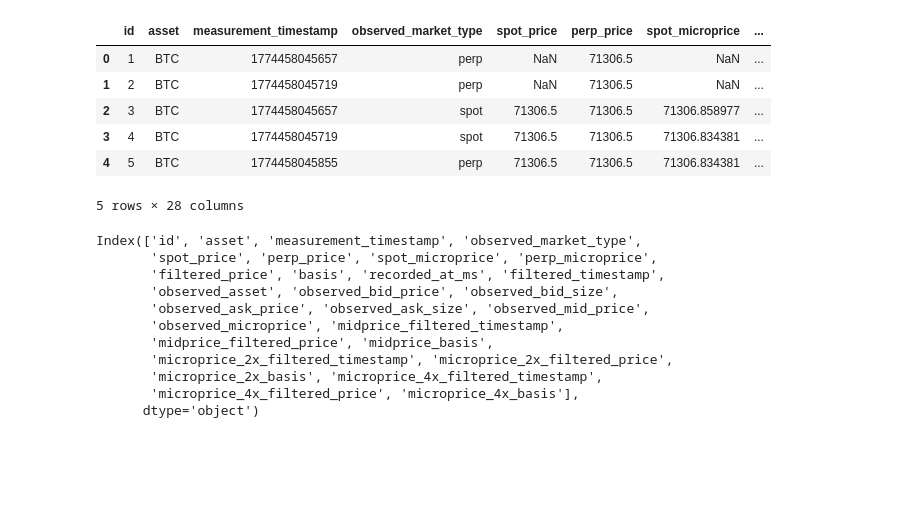
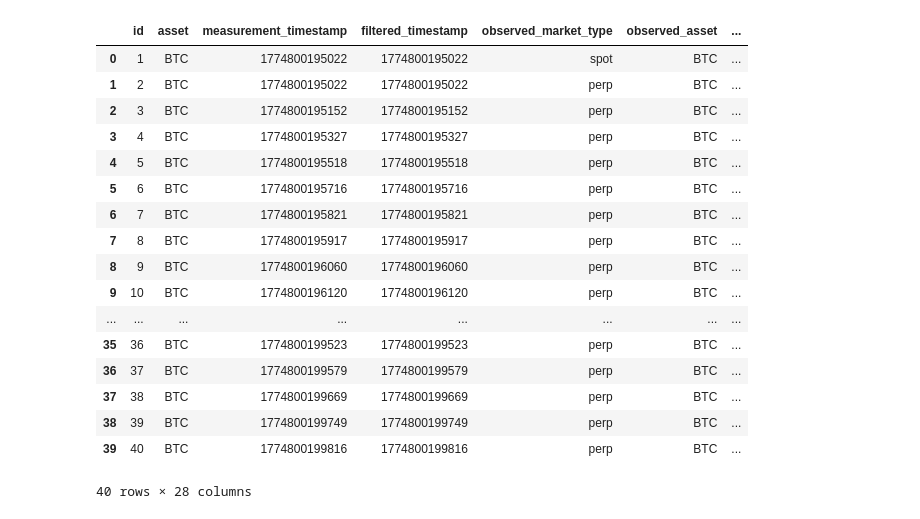
Before and after one commit to CWagamanEure/latent-fair-value, a Jupyter notebook: notebooks/compare_filters.ipynb, the cells around one changed output. Cells and saved outputs as stored; diff of their text form; code cells hidden in the pictures; blank space fills up the shorter version.

```diff
--- a/notebooks/compare_filters.ipynb
+++ b/notebooks/compare_filters.ipynb
@@ -9,26 +9,25 @@ conn = sqlite3.connect(db_path)
 # %%
 df = pd.read_sql_query("SELECT * FROM price_snapshots", conn)
 # %%
-df.head()
+df.head(40)
 # %% [output]
-|  | id | asset | measurement_timestamp | observed_market_type | spot_price | perp_price | spot_microprice | ... |
-| 0 | 1 | BTC | 1774458045657 | perp | NaN | 71306.5 | NaN | ... |
-| 1 | 2 | BTC | 1774458045719 | perp | NaN | 71306.5 | NaN | ... |
-| 2 | 3 | BTC | 1774458045657 | spot | 71306.5 | 71306.5 | 71306.858977 | ... |
-| 3 | 4 | BTC | 1774458045719 | spot | 71306.5 | 71306.5 | 71306.834381 | ... |
-| 4 | 5 | BTC | 1774458045855 | perp | 71306.5 | 71306.5 | 71306.834381 | ... |
+|  | id | asset | measurement_timestamp | filtered_timestamp | observed_market_type | observed_asset | ... |
+| 0 | 1 | BTC | 1774800195022 | 1774800195022 | spot | BTC | ... |
+| 1 | 2 | BTC | 1774800195022 | 1774800195022 | perp | BTC | ... |
+| 2 | 3 | BTC | 1774800195152 | 1774800195152 | perp | BTC | ... |
+| 3 | 4 | BTC | 1774800195327 | 1774800195327 | perp | BTC | ... |
+| 4 | 5 | BTC | 1774800195518 | 1774800195518 | perp | BTC | ... |
+| 5 | 6 | BTC | 1774800195716 | 1774800195716 | perp | BTC | ... |
+| 6 | 7 | BTC | 1774800195821 | 1774800195821 | perp | BTC | ... |
+| 7 | 8 | BTC | 1774800195917 | 1774800195917 | perp | BTC | ... |
+| 8 | 9 | BTC | 1774800196060 | 1774800196060 | perp | BTC | ... |
+| 9 | 10 | BTC | 1774800196120 | 1774800196120 | perp | BTC | ... |
+| ... | ... | ... | ... | ... | ... | ... | ... |
+| 35 | 36 | BTC | 1774800199523 | 1774800199523 | perp | BTC | ... |
+| 36 | 37 | BTC | 1774800199579 | 1774800199579 | perp | BTC | ... |
+| 37 | 38 | BTC | 1774800199669 | 1774800199669 | perp | BTC | ... |
+| 38 | 39 | BTC | 1774800199749 | 1774800199749 | perp | BTC | ... |
+| 39 | 40 | BTC | 1774800199816 | 1774800199816 | perp | BTC | ... |
-5 rows × 28 columns
+40 rows × 28 columns
 # %%
-df.columns
+df = df.set_index("filtered_timestamp")
-# %% [output]
-Index(['id', 'asset', 'measurement_timestamp', 'observed_market_type',
-       'spot_price', 'perp_price', 'spot_microprice', 'perp_microprice',
-       'filtered_price', 'basis', 'recorded_at_ms', 'filtered_timestamp',
-       'observed_asset', 'observed_bid_price', 'observed_bid_size',
-       'observed_ask_price', 'observed_ask_size', 'observed_mid_price',
-       'observed_microprice', 'midprice_filtered_timestamp',
-       'midprice_filtered_price', 'midprice_basis',
-       'microprice_2x_filtered_timestamp', 'microprice_2x_filtered_price',
-       'microprice_2x_basis', 'microprice_4x_filtered_timestamp',
-       'microprice_4x_filtered_price', 'microprice_4x_basis'],
-      dtype='object')
```
Also changed, not shown: parts of 6 cells of this notebook, 8 other files.
